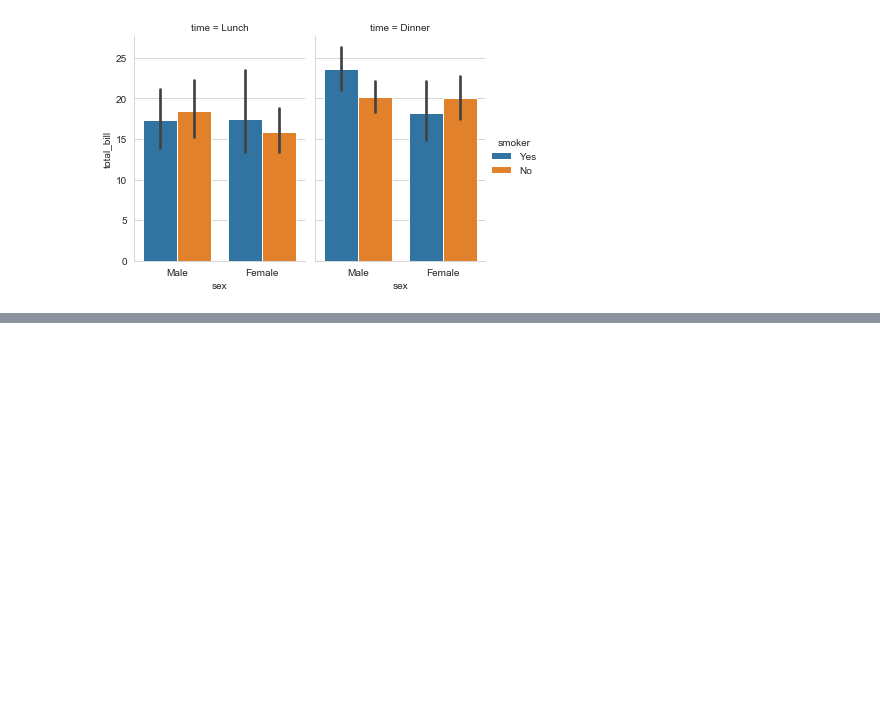
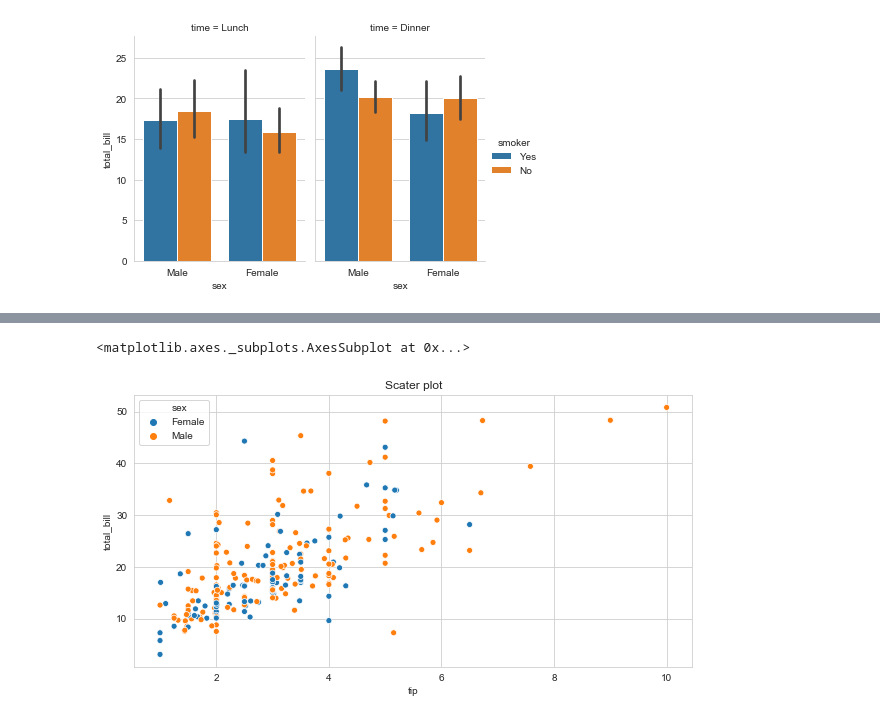
Before and after one commit to tejshahi/starter-machine-learning, a Jupyter notebook: notebook/Data Visualizations- Part 1- Seaborn.ipynb, the cells around one changed output, grey strips where cells are left out. Cells and saved outputs as stored; diff of their text form; code cells hidden in the pictures; blank space fills up the shorter version.

```diff
--- a/notebook/Data Visualizations- Part 1- Seaborn.ipynb
+++ b/notebook/Data Visualizations- Part 1- Seaborn.ipynb
@@ -110,0 +116,10 @@ g = sns.catplot(x="sex", y="total_bill",
+# %%
+# there are three steps in using seaborn for plotting
+plt.figure(figsize= (10,5))
+plt.title("Scater plot")
+plt.xlabel("Sex")
+plt.ylabel('Total Bill')
+sns.scatterplot(x='tip',y='total_bill', hue='sex',data=tips)
+# %% [output]
+<matplotlib.axes._subplots.AxesSubplot at 0x...>
+[figure, added]
```
Also changed, not shown: parts of 7 cells of this notebook, 5 other files.
